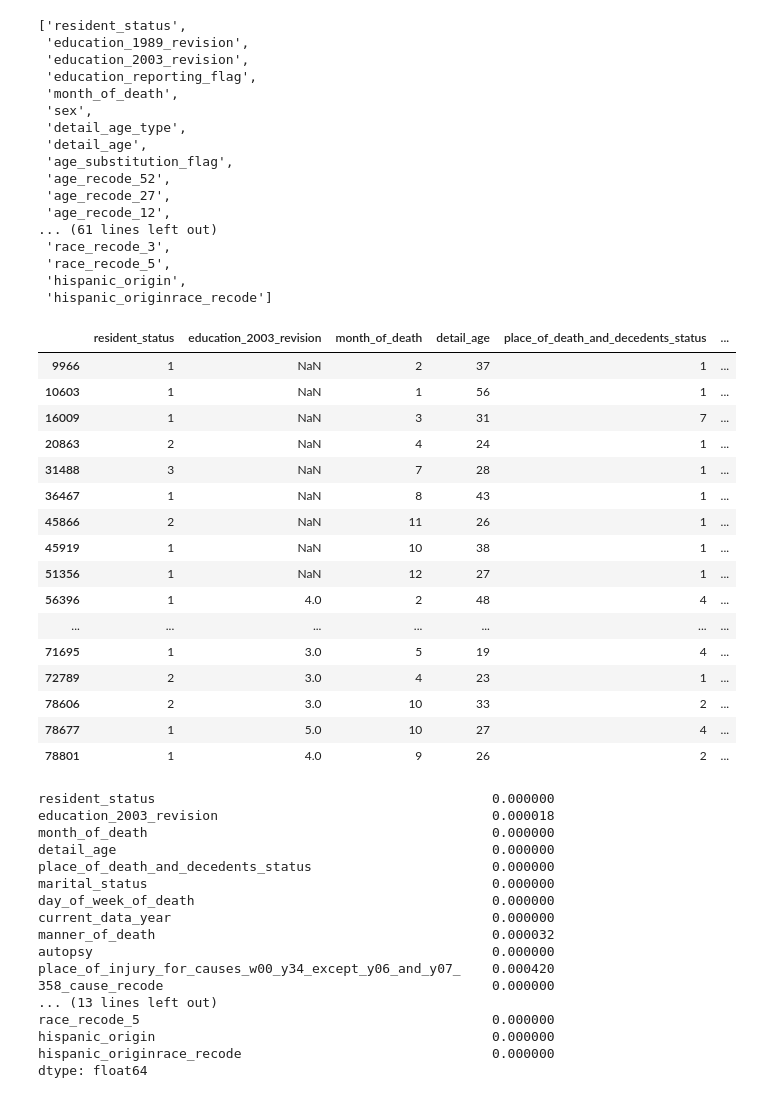
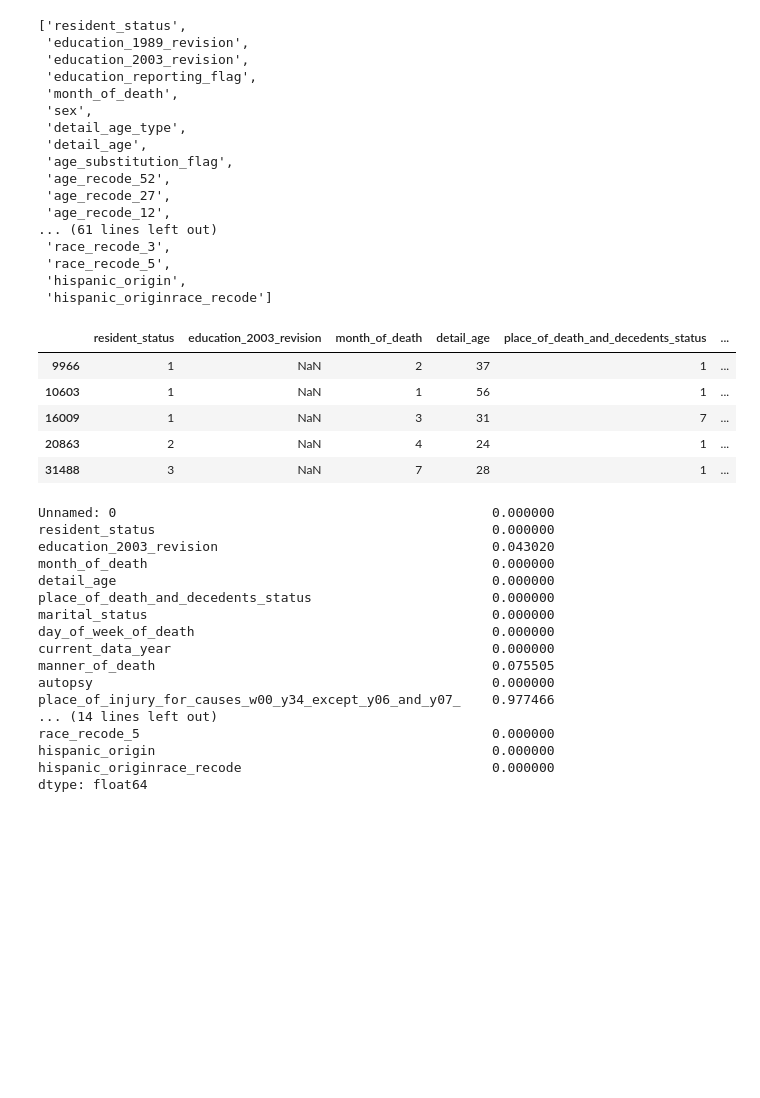
Before and after one commit to andrezafeu/maternal_mortality, a Jupyter notebook: CDC_dataset_cleaning.ipynb, the cells around one changed output. Saved outputs shown, nothing was run; the diff lists cells and outputs as text; code cells hidden in the pictures; blank space fills up the shorter version.

```diff
--- a/CDC_dataset_cleaning.ipynb
+++ b/CDC_dataset_cleaning.ipynb
@@ -9,6 +9,6 @@ def read_csv_from_dropbox(dropbox_link):
     df = pd.read_csv(path)
     return df
 # %%
-df1 = read_csv_from_dropbox("https://www.dropbox.com/s/3efamu1exn2pnx5/2015_data.csv?dl=0")
-df2 = read_csv_from_dropbox("https://www.dropbox.com/s/jdt0shvcz88ryt4/2014_data.csv?dl=0")
-df3 = read_csv_from_dropbox("https://www.dropbox.com/s/1jo0kmtgnbymopt/2013_data.csv?dl=0")
+df_2015 = read_csv_from_dropbox("https://www.dropbox.com/s/3efamu1exn2pnx5/2015_data.csv?dl=0")
+df_2014 = read_csv_from_dropbox("https://www.dropbox.com/s/jdt0shvcz88ryt4/2014_data.csv?dl=0")
+df_2013 = read_csv_from_dropbox("https://www.dropbox.com/s/1jo0kmtgnbymopt/2013_data.csv?dl=0")
@@ -31,3 +31,3 @@ df1
 # %%
-df = pd.concat([df1, df2,df3], axis=0, join='inner')
+df = pd.concat([df_2015, df_2014, df_2013], axis=0, join='inner')
 # %%
@@ -91,7 +80,7 @@ display(list(df.columns.values))
 df_female = df.loc[df["sex"] != "M"]
 # %%
 #drop columns
-df_cleaned = df.drop(['education_1989_revision','education_reporting_flag','detail_age_type',
+df_female = df_female.drop(['education_1989_revision','education_reporting_flag','detail_age_type',
                       'age_substitution_flag','age_recode_52','age_recode_27','age_recode_12',
                       'infant_age_recode_22','injury_at_work','method_of_disposition','entity_condition_4',
                       'entity_condition_5', 'entity_condition_6','entity_condition_7','entity_condition_8',
@@ -106,28 +95,17 @@ df_cleaned = df.drop(['education_1989_revision','education_reporting_flag','deta
                       'icd_code_10th_revision'], axis = 1)
 # %%
 # Filter only records with the cause recode 'Pregnancy, childbirth and the puerperium'
-df_cleaned = df_cleaned[
-    (df_cleaned['358_cause_recode'] == 339) |
-    (df_cleaned['113_cause_recode'] == 105) |
-    (df_cleaned['39_cause_recode'] == 32)
+df_filtered = df_female[
+    (df_female['358_cause_recode'] == 339) |
+    (df_female['113_cause_recode'] == 105) |
+    (df_female['39_cause_recode'] == 32)
 ]
-# %%
-df_cleaned.head(20)
-# %% [output]
-|  | resident_status | education_2003_revision | month_of_death | detail_age | place_of_death_and_decedents_status | ... |
-| 9966 | 1 | NaN | 2 | 37 | 1 | ... |
-| 10603 | 1 | NaN | 1 | 56 | 1 | ... |
-| 16009 | 1 | NaN | 3 | 31 | 7 | ... |
-| 20863 | 2 | NaN | 4 | 24 | 1 | ... |
-| 31488 | 3 | NaN | 7 | 28 | 1 | ... |
-| 36467 | 1 | NaN | 8 | 43 | 1 | ... |
-| 45866 | 2 | NaN | 11 | 26 | 1 | ... |
-| 45919 | 1 | NaN | 10 | 38 | 1 | ... |
-| 51356 | 1 | NaN | 12 | 27 | 1 | ... |
-| 56396 | 1 | 4.0 | 2 | 48 | 4 | ... |
-| ... | ... | ... | ... | ... | ... | ... |
-| 71695 | 1 | 3.0 | 5 | 19 | 4 | ... |
-| 72789 | 2 | 3.0 | 4 | 23 | 1 | ... |
-| 78606 | 2 | 3.0 | 10 | 33 | 2 | ... |
-| 78677 | 1 | 5.0 | 10 | 27 | 4 | ... |
-| 78801 | 1 | 4.0 | 9 | 26 | 2 | ... |
+# %%
+df_filtered.head()
+# %% [output]
+|  | resident_status | education_2003_revision | month_of_death | detail_age | place_of_death_and_decedents_status | ... |
+| 9966 | 1 | NaN | 2 | 37 | 1 | ... |
+| 10603 | 1 | NaN | 1 | 56 | 1 | ... |
+| 16009 | 1 | NaN | 3 | 31 | 7 | ... |
+| 20863 | 2 | NaN | 4 | 24 | 1 | ... |
+| 31488 | 3 | NaN | 7 | 28 | 1 | ... |
@@ -134,19 +117,19 @@ df_cleaned.head(20)
 # %%
-print(df_cleaned.isnull().sum() / len(df))
+print(df_filtered.isnull().sum() / len(df_filtered))
 # %% [output]
+Unnamed: 0                                                0.000000
 resident_status                                           0.000000
-education_2003_revision                                   0.000018
+education_2003_revision                                   0.043020
 month_of_death                                            0.000000
 detail_age                                                0.000000
 place_of_death_and_decedents_status                       0.000000
 marital_status                                            0.000000
 day_of_week_of_death                                      0.000000
 current_data_year                                         0.000000
-manner_of_death                                           0.000032
+manner_of_death                                           0.075505
 autopsy                                                   0.000000
-place_of_injury_for_causes_w00_y34_except_y06_and_y07_    0.000420
-358_cause_recode                                          0.000000
-... (13 lines left out)
+place_of_injury_for_causes_w00_y34_except_y06_and_y07_    0.977466
+... (14 lines left out)
 race_recode_5                                             0.000000
 hispanic_origin                                           0.000000
 hispanic_originrace_recode                                0.000000
```
Also changed, not shown: parts of 18 cells of this notebook, 2 other files.
